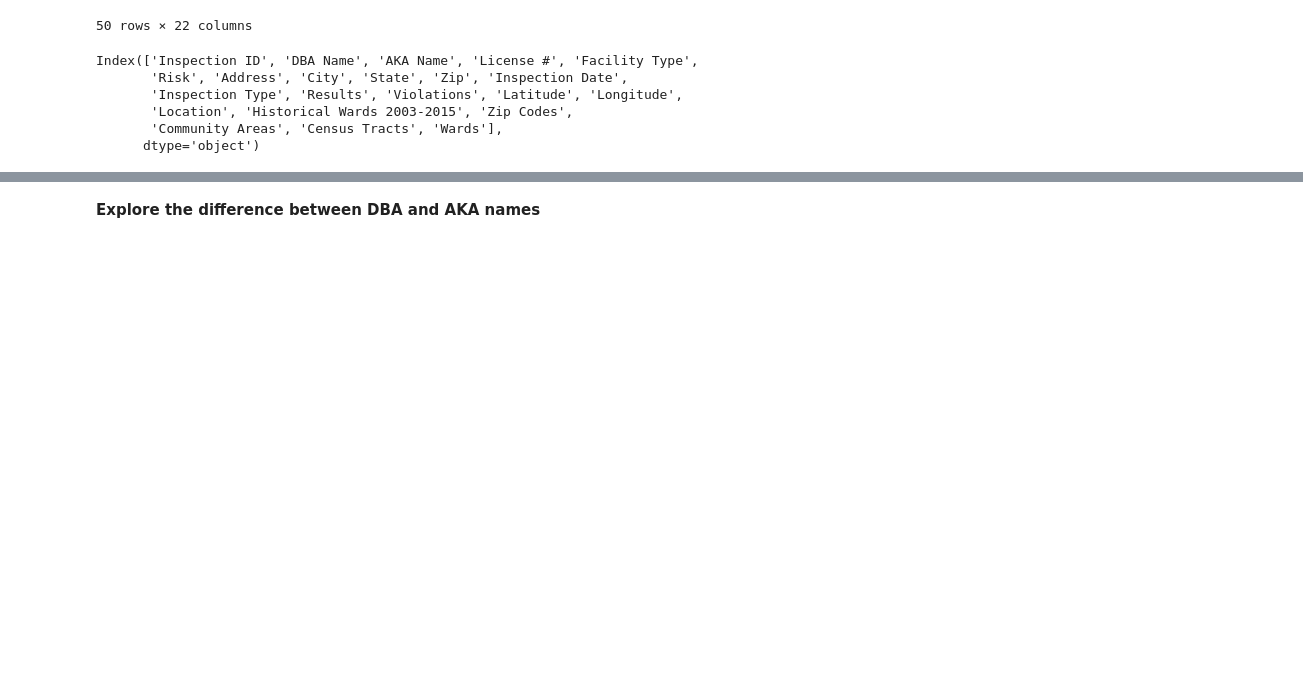
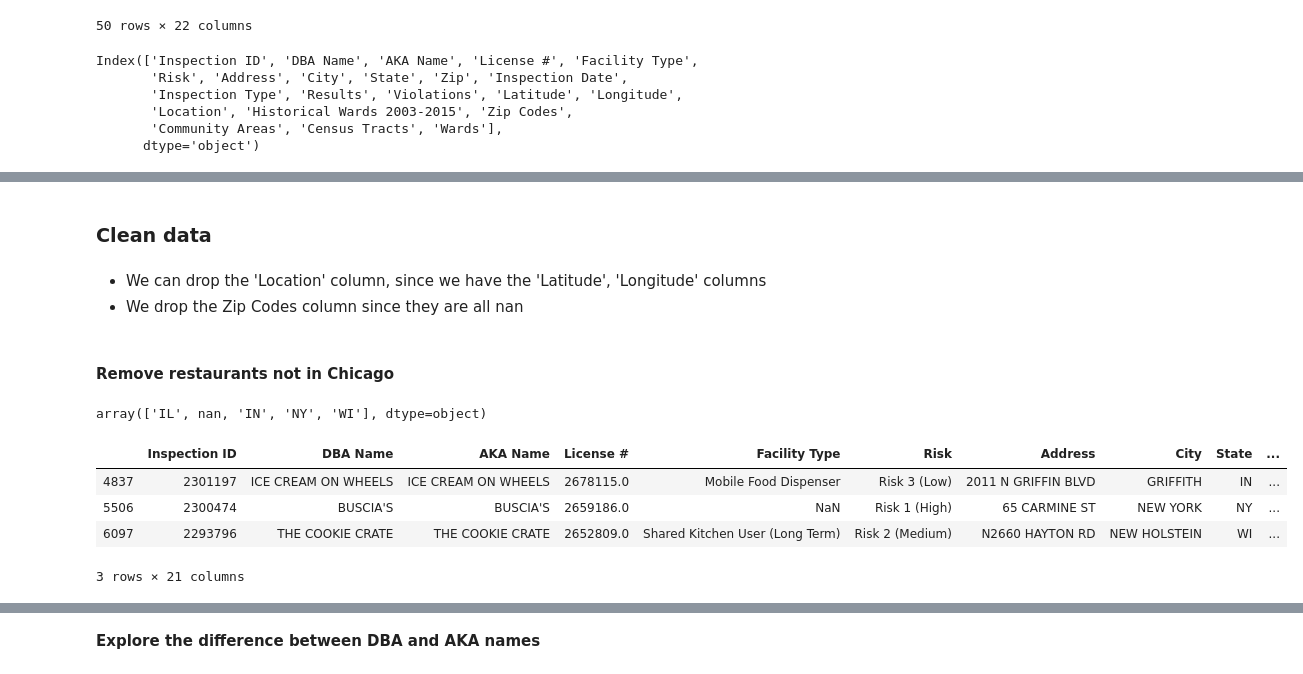
Before and after one commit to aaag97/ada-2019-project-databusters, a Jupyter notebook: Data exploration.ipynb, the cells around one changed output, grey strips where cells are left out. Drawn from its saved outputs; the diff is of its cells as text; code cells hidden in the pictures; blank space fills up the shorter version.

Commit message:
data cleaning

```diff
--- a/Data exploration.ipynb
+++ b/Data exploration.ipynb
@@ -46,0 +44,5 @@ inspections.shape
+# %% [markdown]
+### Clean data
+# %% [markdown]
+* We can drop the 'Location' column, since we have the 'Latitude', 'Longitude' columns
+* We drop the Zip Codes column since they are all nan
@@ -46,0 +52,15 @@ inspections.shape
+# %% [markdown]
+#### Remove restaurants not in Chicago
+# %%
+inspections.State.unique()
+# %% [output]
+array(['IL', nan, 'IN', 'NY', 'WI'], dtype=object)
+# %%
+#Investigate the 'NY', 'WI' and 'IN' restaurants
+inspections[inspections.State.isin(['NY', 'IN', 'WI'])]
+# %% [output]
+|  | Inspection ID | DBA Name | AKA Name | License # | Facility Type | Risk | Address | City | State | ... |
+| 4837 | 2301197 | ICE CREAM ON WHEELS | ICE CREAM ON WHEELS | 2678115.0 | Mobile Food Dispenser | Risk 3 (Low) | 2011 N GRIFFIN BLVD | GRIFFITH | IN | ... |
+| 5506 | 2300474 | BUSCIA'S | BUSCIA'S | 2659186.0 | NaN | Risk 1 (High) | 65 CARMINE ST | NEW YORK | NY | ... |
+| 6097 | 2293796 | THE COOKIE CRATE | THE COOKIE CRATE | 2652809.0 | Shared Kitchen User (Long Term) | Risk 2 (Medium) | N2660 HAYTON RD | NEW HOLSTEIN | WI | ... |
+3 rows × 21 columns
```
Also changed, not shown: parts of 11 cells of this notebook, 1 other file.
